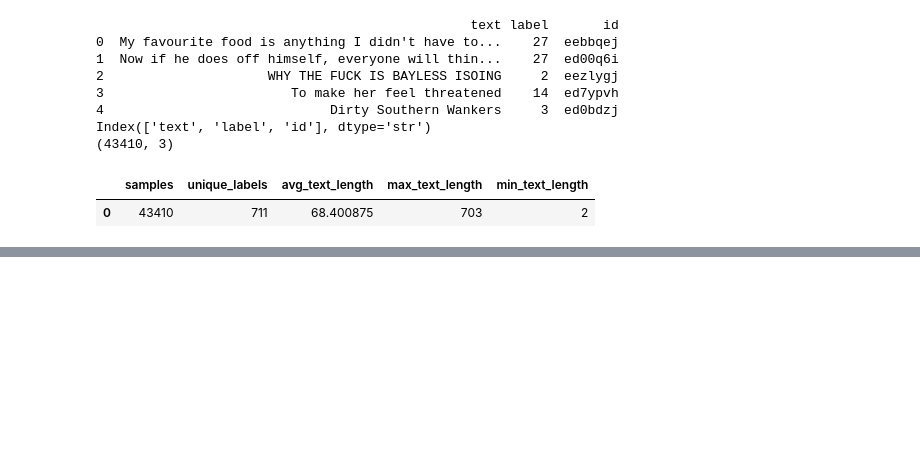
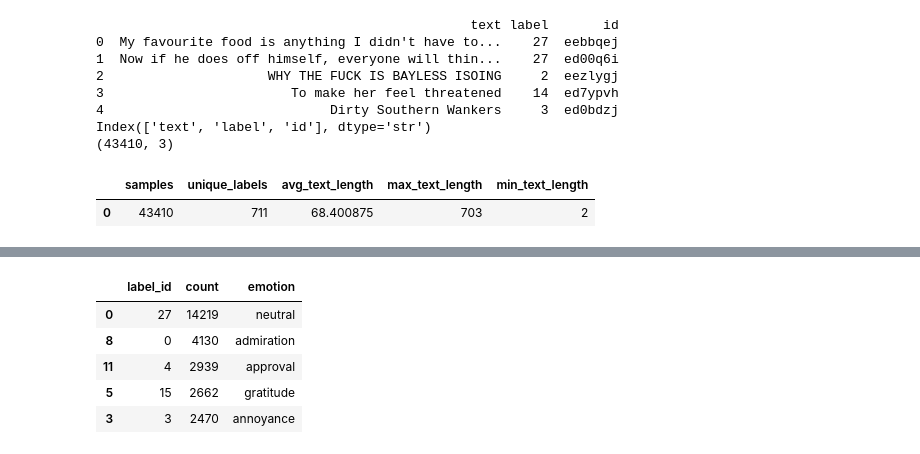
Before and after one commit to raesha-dev/Milo, a Jupyter notebook: research_nlp_xai/notebooks/01_data_exploration.ipynb, the cells around one changed output, grey strips where cells are left out. Saved outputs shown, nothing was run; the diff lists cells and outputs as text; code cells hidden in the pictures; blank space fills up the shorter version.

Commit message:
Data_exploration_and_Stats

```diff
--- a/research_nlp_xai/notebooks/01_data_exploration.ipynb
+++ b/research_nlp_xai/notebooks/01_data_exploration.ipynb
@@ -123,0 +247,30 @@ pd.DataFrame([stats]).to_csv(
+# %%
+from collections import Counter
+
+label_counter = Counter()
+
+for labels in train["label"]:
+    for label in str(labels).split(","):
+        label_counter[int(label)] += 1
+
+label_counts = (
+    pd.DataFrame(
+        label_counter.items(),
+        columns=["label_id", "count"]
+    )
+    .sort_values("count", ascending=False)
+)
+
+label_counts["emotion"] = (
+    label_counts["label_id"]
+    .apply(lambda x: emotions[x])
+)
+
+label_counts.head()
+# %% [output]
+|  | label_id | count | emotion |
+| 0 | 27 | 14219 | neutral |
+| 8 | 0 | 4130 | admiration |
+| 11 | 4 | 2939 | approval |
+| 5 | 15 | 2662 | gratitude |
+| 3 | 3 | 2470 | annoyance |
```
Also changed, not shown: parts of 7 cells of this notebook, 2 other files.
